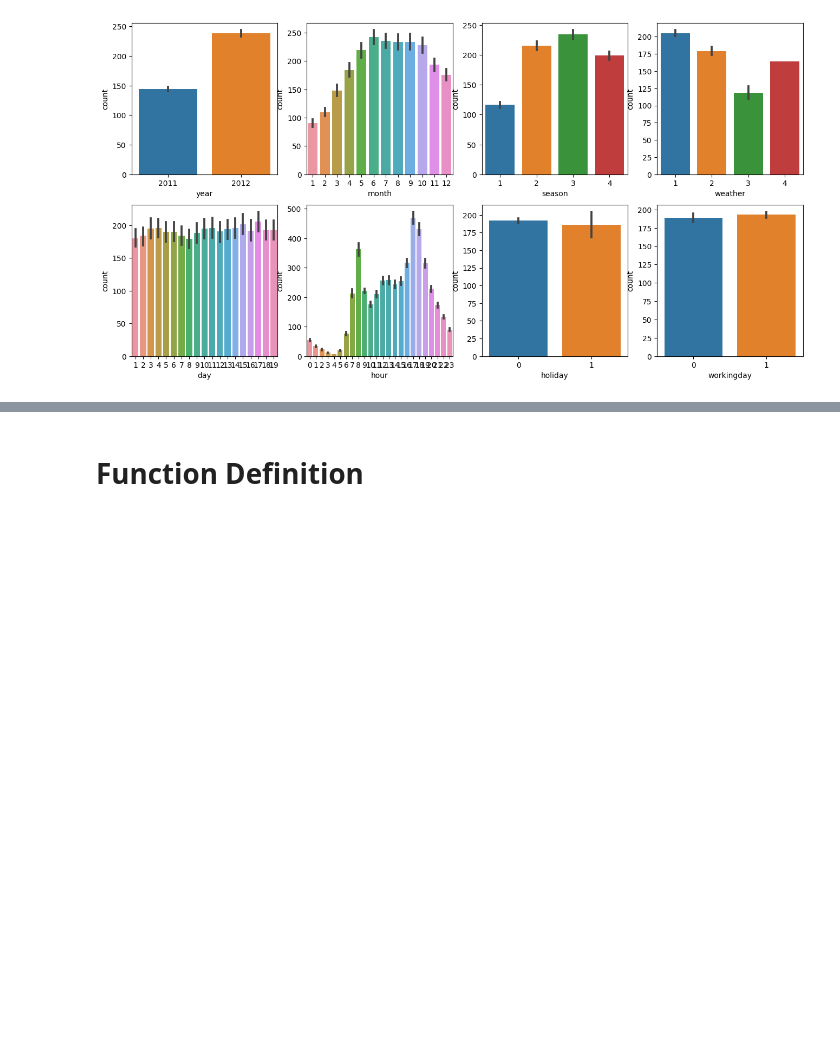
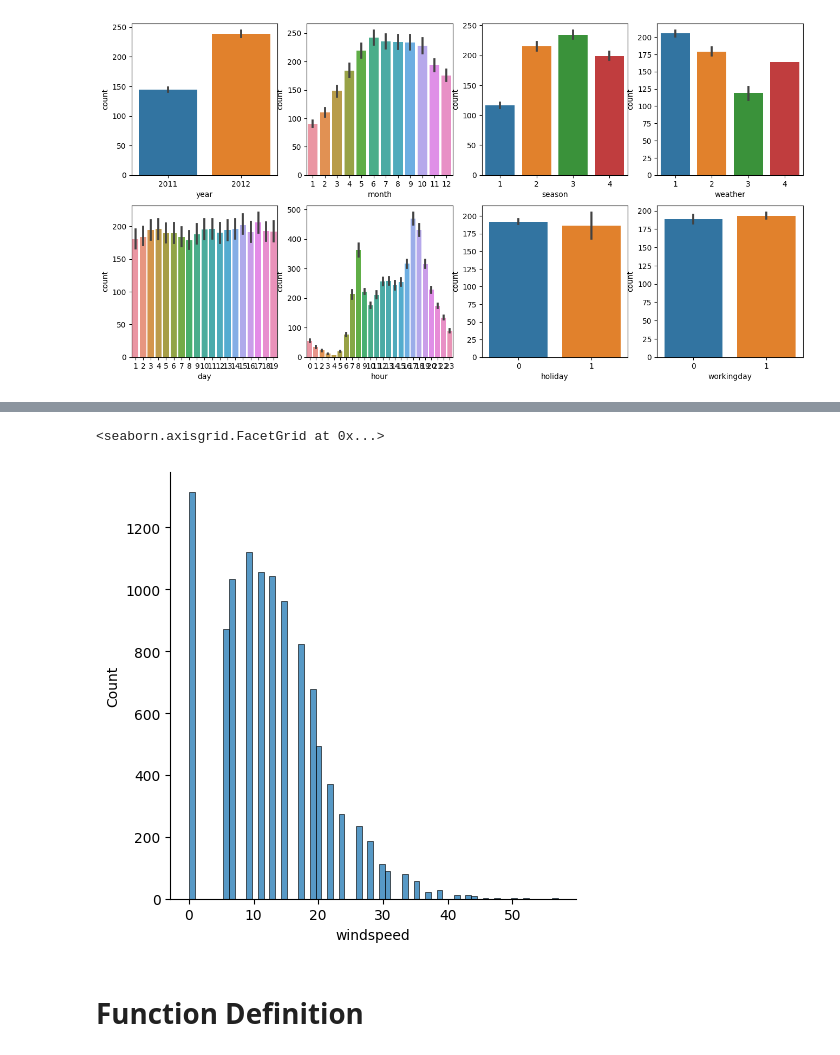
Before and after one commit to LanguageExchanger/Regression, a Jupyter notebook: shared-bike-demand-prediction.ipynb, the cells around one changed output, grey strips where cells are left out. Cells and saved outputs as stored; diff of their text form; code cells hidden in the pictures; blank space fills up the shorter version.

```diff
--- a/shared-bike-demand-prediction.ipynb
+++ b/shared-bike-demand-prediction.ipynb
@@ -136,3 +141,8 @@ for i, feature in enumerate(cat_features):
+# %%
+sns.displot(bike_df['windspeed'])
+# %% [output]
+<seaborn.axisgrid.FacetGrid at 0x...>
+[figure, added]
 # %% [markdown]
 # Function Definition
 # %% [markdown]
```
Also changed, not shown: parts of 13 cells of this notebook.
